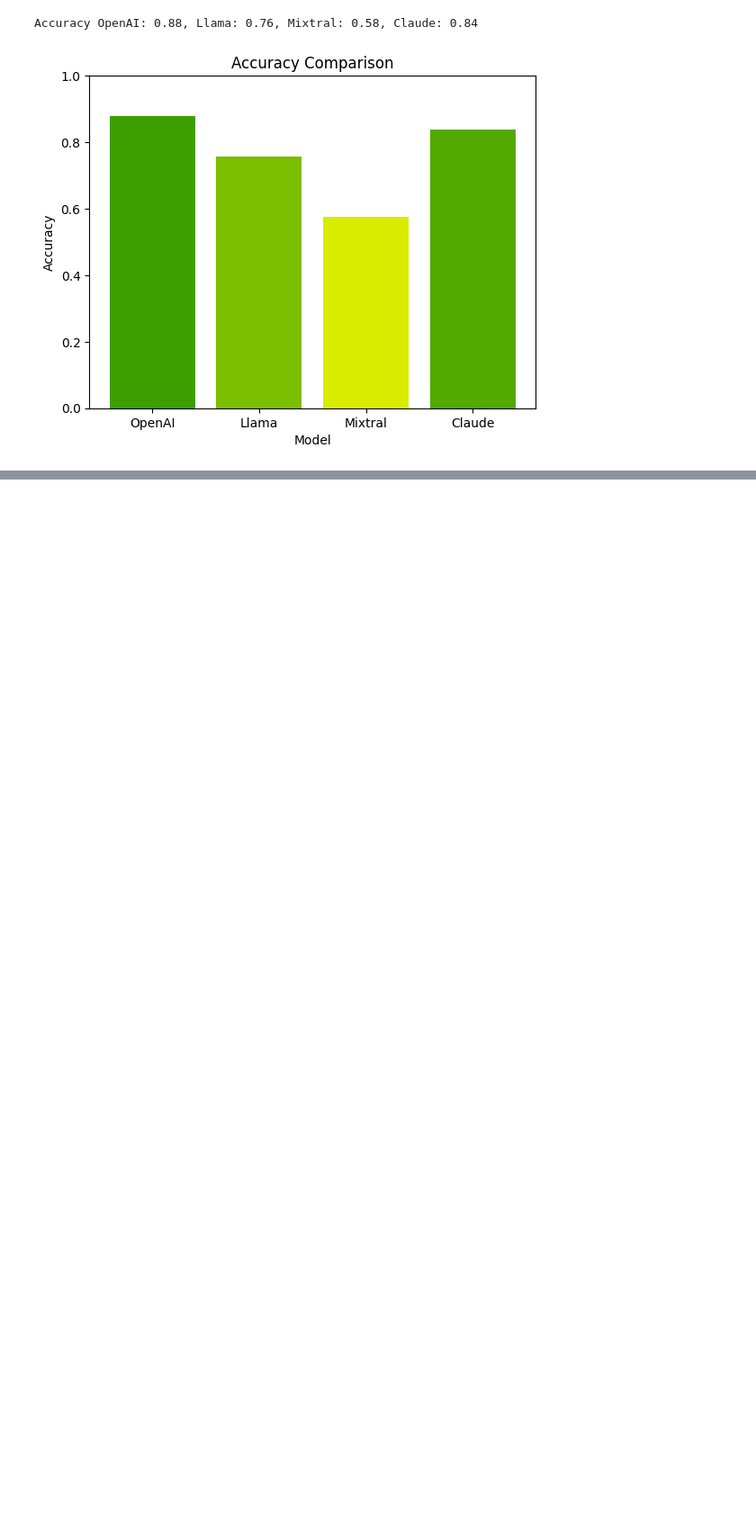
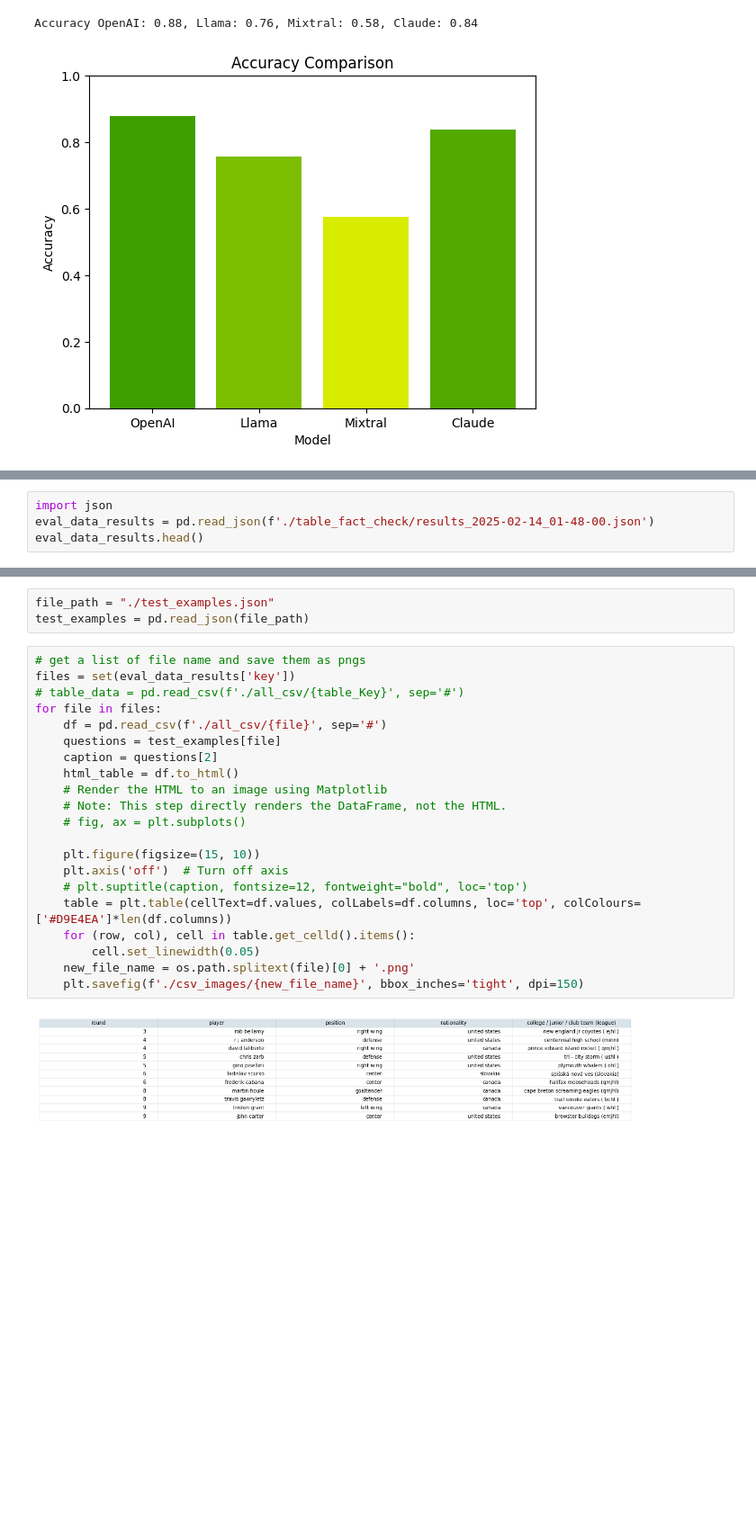
Before and after one commit to anushadudi/ollama_agent, a Jupyter notebook: table_fact_check.ipynb, the cells around one changed output, grey strips where cells are left out. Shown at 90% size. Drawn from its saved outputs; the diff is of its cells as text; blank space fills up the shorter version.

```diff
--- a/table_fact_check.ipynb
+++ b/table_fact_check.ipynb
@@ -258,0 +314,4 @@ plt.show()
+# %%
+import json
+eval_data_results = pd.read_json(f'./table_fact_check/results_2025-02-14_01-48-00.json')
+eval_data_results.head()
@@ -258,0 +325,26 @@ plt.show()
+# %%
+file_path = "./test_examples.json"
+test_examples = pd.read_json(file_path)
+# %%
+# get a list of file name and save them as pngs
+files = set(eval_data_results['key'])
+# table_data = pd.read_csv(f'./all_csv/{table_Key}', sep='#')
+for file in files:
+    df = pd.read_csv(f'./all_csv/{file}', sep='#')
+    questions = test_examples[file]
+    caption = questions[2]
+    html_table = df.to_html()
+    # Render the HTML to an image using Matplotlib
+    # Note: This step directly renders the DataFrame, not the HTML.
+    # fig, ax = plt.subplots()
+
+    plt.figure(figsize=(15, 10))
+    plt.axis('off')  # Turn off axis
+    # plt.suptitle(caption, fontsize=12, fontweight="bold", loc='top')
+    table = plt.table(cellText=df.values, colLabels=df.columns, loc='top', colColours=['#D9E4EA']*len(df.columns))
+    for (row, col), cell in table.get_celld().items():
+        cell.set_linewidth(0.05)
+    new_file_name = os.path.splitext(file)[0] + '.png'
+    plt.savefig(f'./csv_images/{new_file_name}', bbox_inches='tight', dpi=150)
+# %% [output]
+[figure, added]
```
Also changed, not shown: parts of 16 cells of this notebook.
